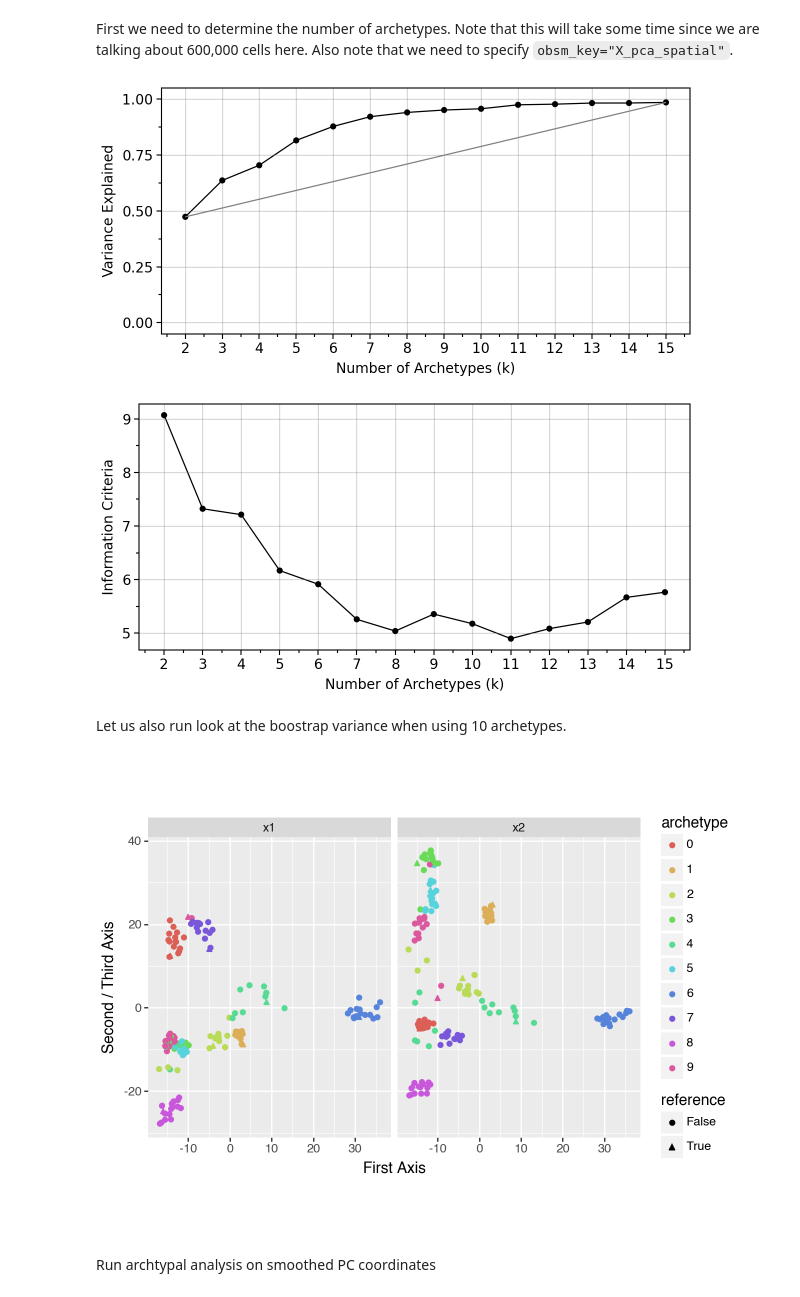
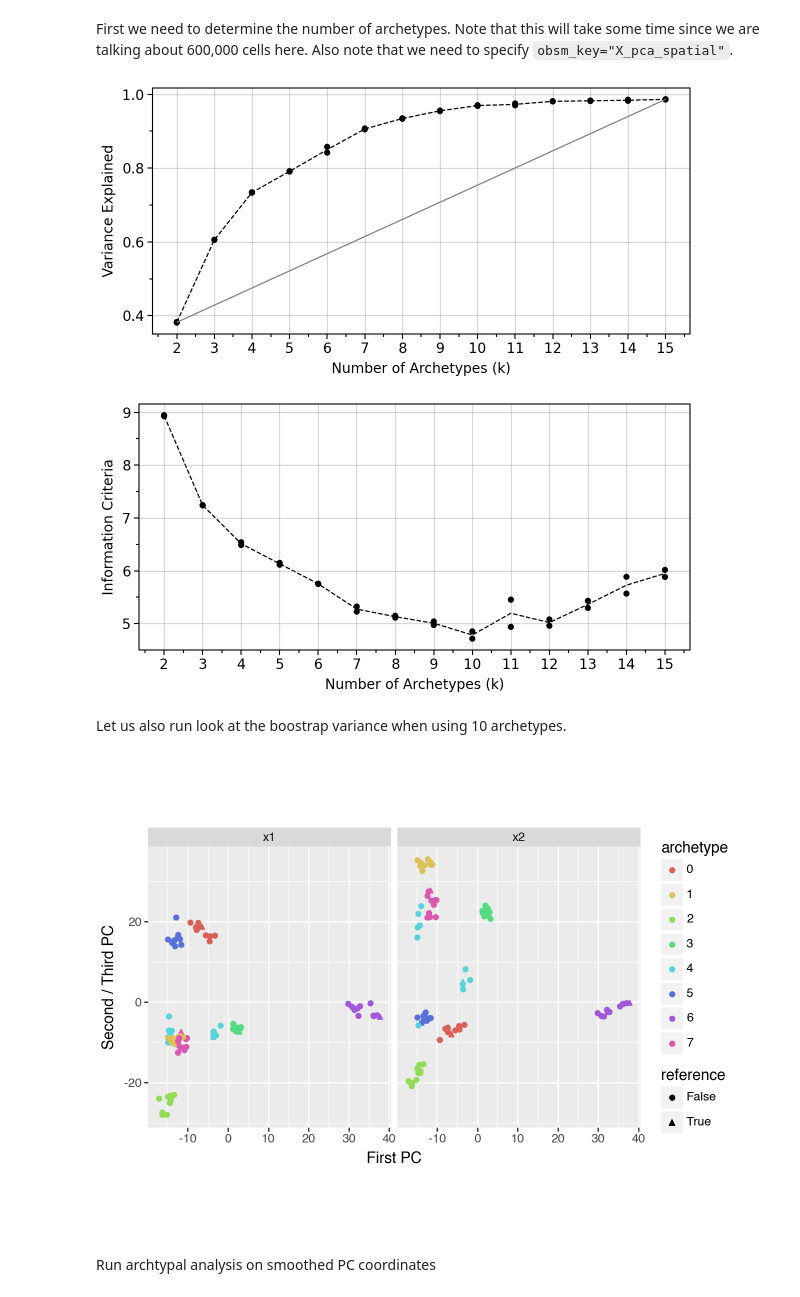
Before and after one commit to saezlab/ParTIpy, a Jupyter notebook: docs/notebooks/spatial.ipynb, the cells around one changed output. Drawn from its saved outputs; the diff is of its cells as text; code cells hidden in the pictures.

```diff
--- a/docs/notebooks/spatial.ipynb
+++ b/docs/notebooks/spatial.ipynb
@@ -126,23 +126,23 @@ pt.set_obsm(adata=adata, obsm_key="X_pca_spatial", n_dimensions=9)
 # %% [markdown]
 First we need to determine the number of archetypes. Note that this will take some time since we are talking about 600,000 cells here. Also note that we need to specify `obsm_key="X_pca_spatial"`.
 # %%
-# takes ~5 minutes on my macbook
+# takes ~7 minutes on my macbook
 pt.compute_selection_metrics(adata=adata, min_k=2, max_k=15,
-                    use_coreset=True, coreset_fraction=0.05)
+                             use_coreset=True, coreset_fraction=0.05, n_restarts=2)
 pt.plot_var_explained(adata).show()
 pt.plot_IC(adata).show()
 # %% [output]
-[figure, old version]
+[figure, new version]
-[figure, old version]
+[figure, new version]
 # %% [markdown]
 Let us also run look at the boostrap variance when using 10 archetypes.
 # %%
-# takes ~6 minutes on my macbook
-pt.compute_bootstrap_variance(adata=adata, n_bootstrap=15, n_archetypes_list=10,
+# takes ~3.5 minutes on my macbook
+pt.compute_bootstrap_variance(adata=adata, n_bootstrap=10, n_archetypes_list=8,
                 use_coreset=True, coreset_fraction=0.05)
-pt.plot_bootstrap_2D(adata)
+pt.plot_bootstrap_2D(adata, n_archetypes=8, show_two_panels=True)
 # %% [output]
-[figure, old version]
+[figure, new version]
 # %% [markdown]
 Run archtypal analysis on smoothed PC coordinates
 # %%
```
Also changed, not shown: parts of 7 cells of this notebook, 3 other files.
